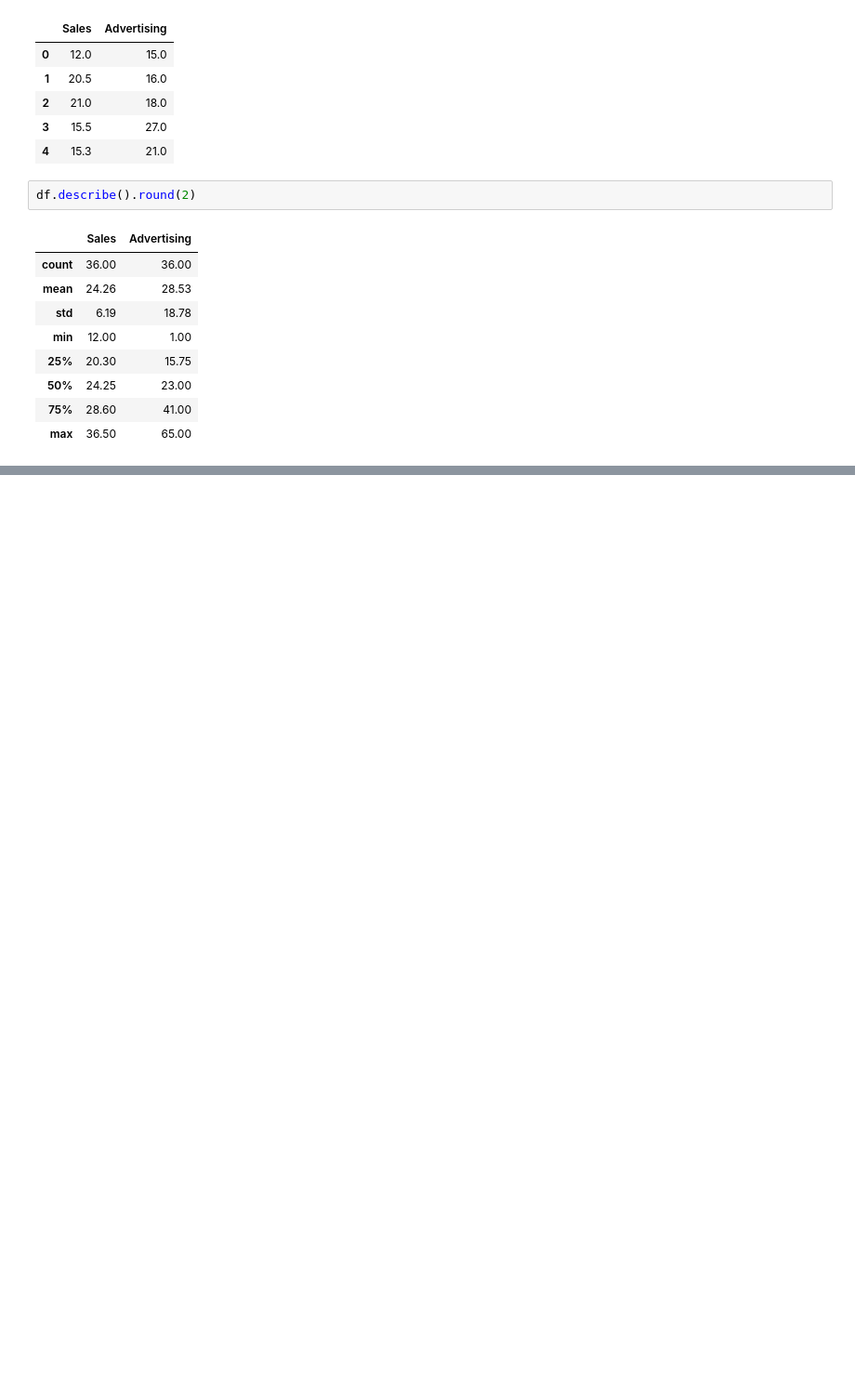
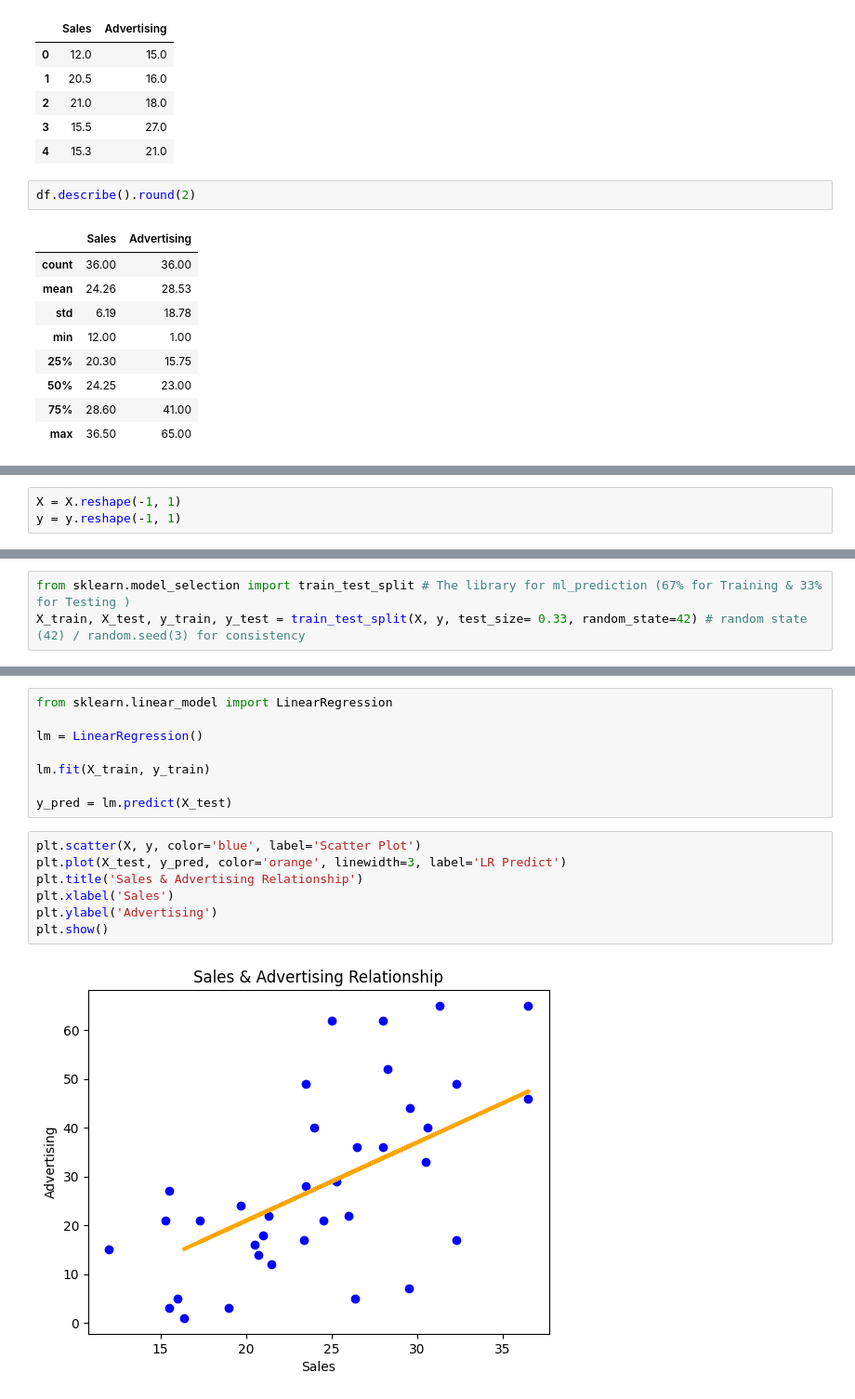
Before and after one commit to Code-Ebullient/7_days_python_ml, a Jupyter notebook: sales_prediction_model.ipynb, the cells around one changed output, grey strips where cells are left out. Shown at 93% size. Saved outputs shown, nothing was run; the diff lists cells and outputs as text; blank space fills up the shorter version.

```diff
--- a/sales_prediction_model.ipynb
+++ b/sales_prediction_model.ipynb
@@ -59,0 +75,3 @@ df.describe().round(2)
+# %%
+X = X.reshape(-1, 1)
+y = y.reshape(-1, 1)
@@ -59,0 +86,3 @@ df.describe().round(2)
+# %%
+from sklearn.model_selection import train_test_split # The library for ml_prediction (67% for Training & 33% for Testing )
+X_train, X_test, y_train, y_test = train_test_split(X, y, test_size= 0.33, random_state=42) # random state (42) / random.seed(3) for consistency
@@ -59,0 +101,17 @@ df.describe().round(2)
+# %%
+from sklearn.linear_model import LinearRegression
+
+lm = LinearRegression()
+
+lm.fit(X_train, y_train)
+
+y_pred = lm.predict(X_test)
+# %%
+plt.scatter(X, y, color='blue', label='Scatter Plot')
+plt.plot(X_test, y_pred, color='orange', linewidth=3, label='LR Predict')
+plt.title('Sales & Advertising Relationship')
+plt.xlabel('Sales')
+plt.ylabel('Advertising')
+plt.show()
+# %% [output]
+[figure, added]
```
Also changed, not shown: parts of 9 cells of this notebook.
